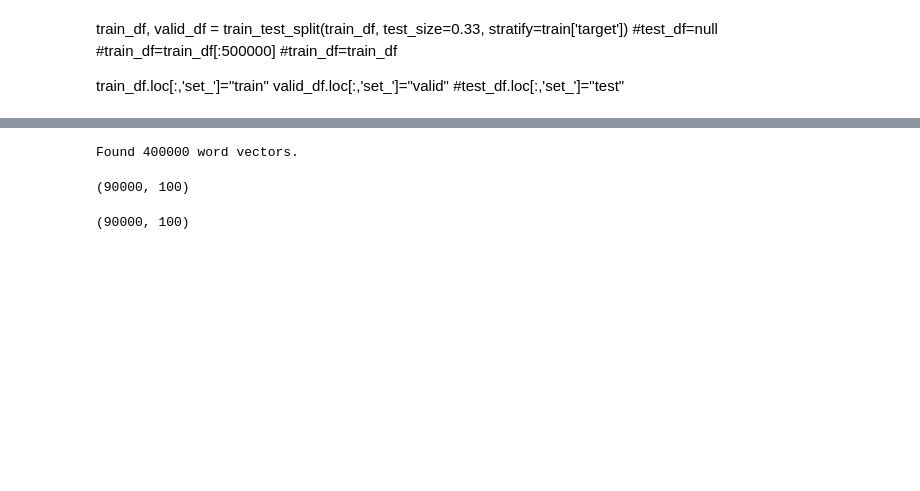
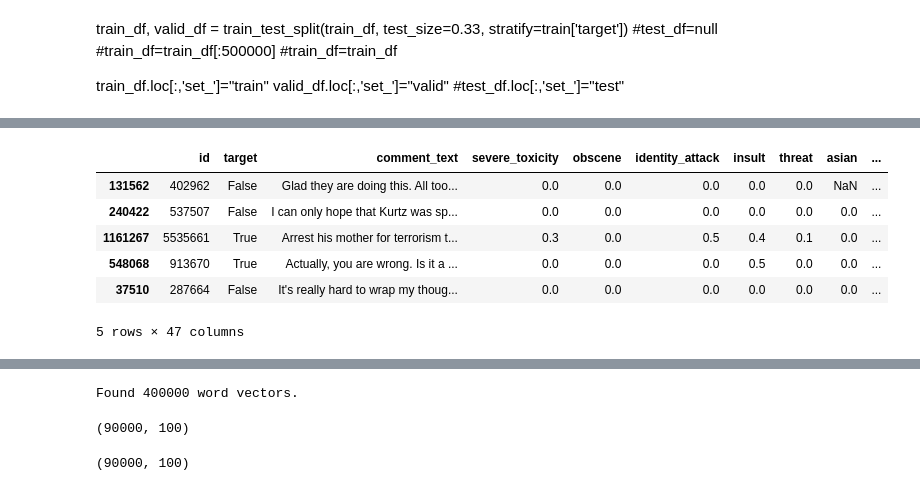
Before and after one commit to DataDrivenGit/Unintended-Bias-in-Toxicity-Classification, a Jupyter notebook: Reports/4. Glove Vector with Neural Network.ipynb, the cells around one changed output, grey strips where cells are left out. Drawn from its saved outputs; the diff is of its cells as text; code cells hidden in the pictures; blank space fills up the shorter version.

```diff
--- a/Reports/4. Glove Vector with Neural Network.ipynb
+++ b/Reports/4. Glove Vector with Neural Network.ipynb
@@ -182,6 +202,16 @@ def seed_everything(seed=1234):
     set_random_seed(2)
 
 seed_everything()
+# %%
+train_df.head()
+# %% [output]
+|  | id | target | comment_text | severe_toxicity | obscene | identity_attack | insult | threat | asian | ... |
+| 131562 | 402962 | False | Glad they are doing this. All too... | 0.0 | 0.0 | 0.0 | 0.0 | 0.0 | NaN | ... |
+| 240422 | 537507 | False | I can only hope that Kurtz was sp... | 0.0 | 0.0 | 0.0 | 0.0 | 0.0 | 0.0 | ... |
+| 1161267 | 5535661 | True | Arrest his mother for terrorism t... | 0.3 | 0.0 | 0.5 | 0.4 | 0.1 | 0.0 | ... |
+| 548068 | 913670 | True | Actually, you are wrong. Is it a ... | 0.0 | 0.0 | 0.0 | 0.5 | 0.0 | 0.0 | ... |
+| 37510 | 287664 | False | It's really hard to wrap my thoug... | 0.0 | 0.0 | 0.0 | 0.0 | 0.0 | 0.0 | ... |
+5 rows × 47 columns
 # %%
 from keras.preprocessing.text import Tokenizer
 from keras.preprocessing.sequence import pad_sequences
```
Also changed, not shown: parts of 22 cells of this notebook.
